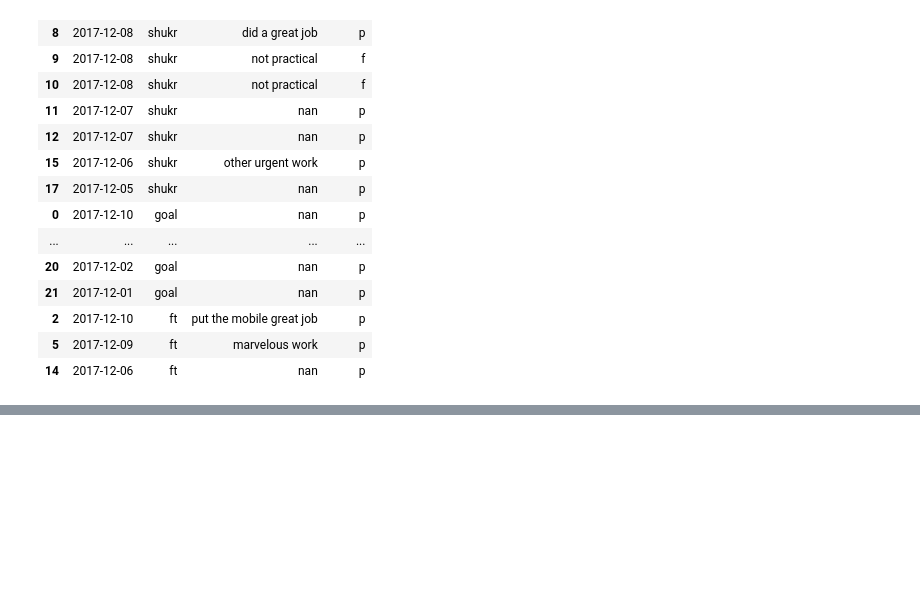
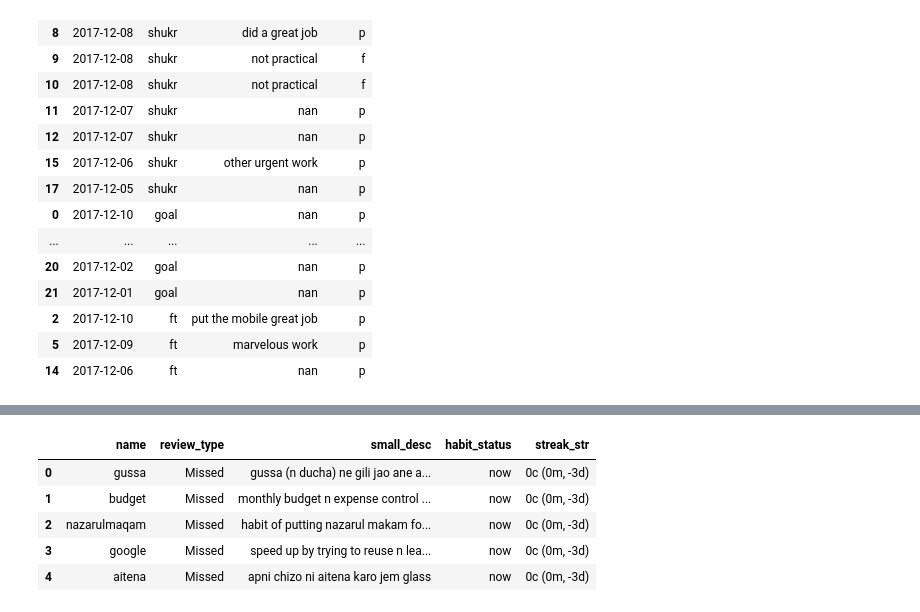
Before and after one commit to mohdj/jupyterNbs, a Jupyter notebook: archive/Habit_debug.ipynb, the cells around one changed output, grey strips where cells are left out. Drawn from its saved outputs; the diff is of its cells as text; code cells hidden in the pictures; blank space fills up the shorter version.

```diff
--- a/archive/Habit_debug.ipynb
+++ b/archive/Habit_debug.ipynb
@@ -273,35 +311,43 @@ habit_action
 # %%
 # Habit Reviews
 # review happens on all days of week
+def get_habits_for_review(dathabitLog):
+    common_col_names=['name','review_type']
+    # No entry in log - Review
+    habit_last_entered_date=dathabitLog.groupby('name',as_index=False).agg({'date':'max'})
+    habit_last_entered_date['days_from_last_entry']=habit_last_entered_date.date.apply(lambda x,reference_date: (reference_date-x).days,args=[reference_date])
+    habit_last_entered_date.drop(['date'],inplace=True,axis=1)
+    habit_missed_review=pd.merge(dathabit[['id','name','streak_type','missed_review_cycle']],habit_last_entered_date,on='name',how='left')
+    habit_missed_review=habit_missed_review.loc[habit_missed_review.streak_type=='count',:]
+    habit_missed_review.days_from_last_entry.fillna(999,inplace=True) # if no entry found, add a big number
+    habit_missed_review['days_from_last_entry']=habit_missed_review.days_from_last_entry.astype('int',copy=True)
+    habit_missed_review=habit_missed_review.loc[habit_missed_review.days_from_last_entry>=habit_missed_review.missed_review_cycle]
+    habit_missed_review['review_type']='Missed'
+    habit_missed_review=habit_missed_review.loc[:,common_col_names]
+    habit_missed_review
 
-common_col_names=['name','review_type']
+    # Scheduled Reviews
+    def is_review_date_reached(habit_id,reference_date,review_cycle):
+        offset_to_balance_load_across_days=habit_id%review_cycle # add 1 to avoid 0 date
+        number_of_days_from_year_start=(reference_date.date()-dt.datetime.strptime(str(reference_date.year)+"/01/01","%Y/%m/%d").date()).days
+        eligible_review_days=[offset_to_balance_load_across_days+x*review_cycle for x in range(int(365/review_cycle))]
+        return (number_of_days_from_year_start in eligible_review_days)
 
-# No entry in log - Review
-habit_last_entered_date=dathabitLog.groupby('name',as_index=False).agg({'date':'max'})
-habit_last_entered_date['days_from_last_entry']=habit_last_entered_date.date.apply(lambda x,reference_date: (reference_date-x).days,args=[reference_date])
-habit_last_entered_date.drop(['date'],inplace=True,axis=1)
-habit_missed_review=pd.merge(dathabit[['id','name','streak_type','missed_review_cycle']],habit_last_entered_date,on='name',how='left')
-habit_missed_review=habit_missed_review.loc[habit_missed_review.streak_type=='count',:]
-habit_missed_review.days_from_last_entry.fillna(999,inplace=True) # if no entry found, add a big number
-habit_missed_review['days_from_last_entry']=habit_missed_review.days_from_last_entry.astype('int',copy=True)
-habit_missed_review=habit_missed_review.loc[habit_missed_review.days_from_last_entry>=habit_missed_review.missed_review_cycle]
-habit_missed_review['review_type']='Missed'
-habit_missed_review=habit_missed_review.loc[:,common_col_names]
-habit_missed_review
+    habit_review=dathabit[dathabit.apply(lambda x,reference_date: is_review_date_reached(x.id,reference_date,x.review_cycle),args=[reference_date],axis=1)]
+    habit_review['review_type']='Scheduled'
+    habit_review=habit_review.loc[:,common_col_names]
+    habit_review=habit_review.loc[habit_review.name.isin(habit_missed_review.name)==False]
 
-# Scheduled Reviews
-def is_review_date_reached(habit_id,reference_date,review_cycle):
-    offset_to_balance_load_across_days=habit_id%review_cycle # add 1 to avoid 0 date
-    number_of_days_from_year_start=(reference_date.date()-dt.datetime.strptime(str(reference_date.year)+"/01/01","%Y/%m/%d").date()).days
-    eligible_review_days=[offset_to_balance_load_across_days+x*review_cycle for x in range(int(365/review_cycle))]
-    return (number_of_days_from_year_start in eligible_review_days)
+    habit_review=pd.concat([habit_review,habit_missed_review])
+    habit_review=pd.merge(habit_review,habit_status,on='name',how='inner')
+    habit_review.drop(['current_streak','current_streak_by_total_days'],inplace=True,axis=1)
+    return habit_review
 
-habit_review=dathabit[dathabit.apply(lambda x,reference_date: is_review_date_reached(x.id,reference_date,x.review_cycle),args=[reference_date],axis=1)]
-habit_review['review_type']='Scheduled'
-habit_review=habit_review.loc[:,common_col_names]
-habit_review=habit_review.loc[habit_review.name.isin(habit_missed_review.name)==False]
-
-habit_review=pd.concat([habit_review,habit_missed_review])
-habit_review=pd.merge(habit_review,habit_status,on='name',how='inner')
-habit_review.drop(['current_streak','current_streak_by_total_days'],inplace=True,axis=1)
-habit_review
+get_habits_for_review(dathabitLog)
+# %% [output]
+|  | name | review_type | small_desc | habit_status | streak_str |
+| 0 | gussa | Missed | gussa (n ducha) ne gili jao ane a... | now | 0c (0m, -3d) |
+| 1 | budget | Missed | monthly budget n expense control ... | now | 0c (0m, -3d) |
+| 2 | nazarulmaqam | Missed | habit of putting nazarul makam fo... | now | 0c (0m, -3d) |
+| 3 | google | Missed | speed up by trying to reuse n lea... | now | 0c (0m, -3d) |
+| 4 | aitena | Missed | apni chizo ni aitena karo jem glass | now | 0c (0m, -3d) |
```
Also changed, not shown: parts of 8 cells of this notebook.
